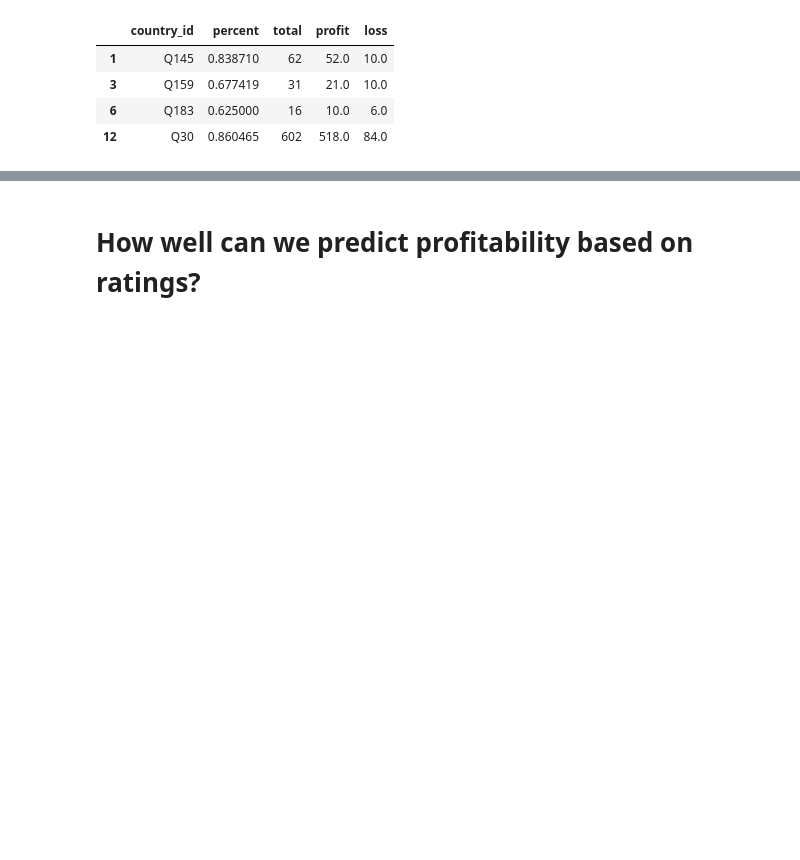
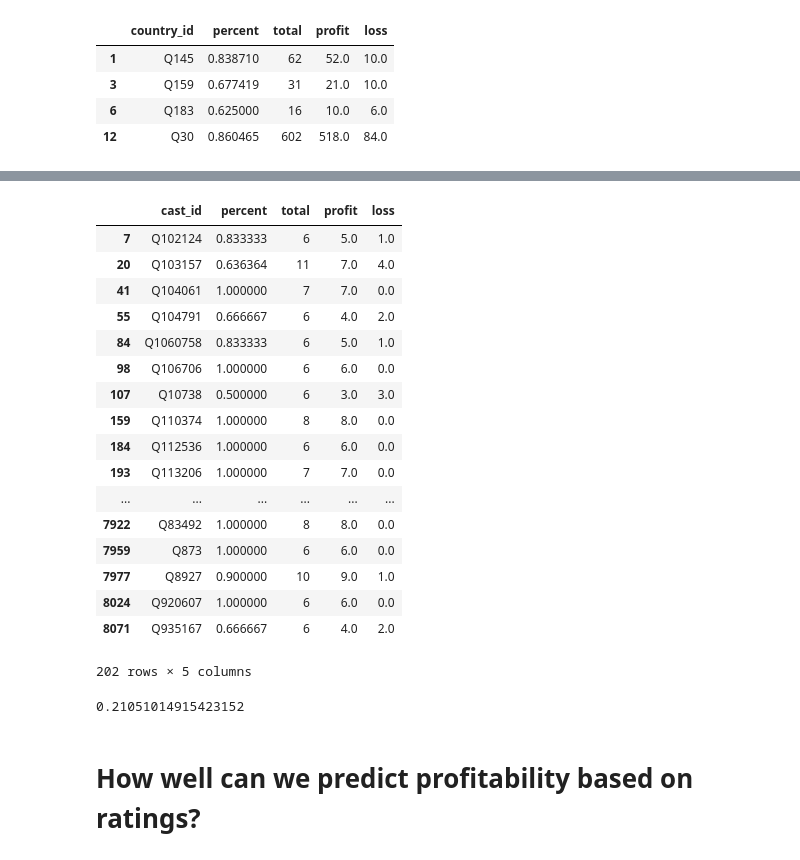
Before and after one commit to period23dijason/wikidata, a Jupyter notebook: wikidata.ipynb, the cells around one changed output, grey strips where cells are left out. Cells and saved outputs as stored; diff of their text form; code cells hidden in the pictures; blank space fills up the shorter version.

```diff
--- a/wikidata.ipynb
+++ b/wikidata.ipynb
@@ -247,0 +250,10 @@ countries_stats #Country Q30, presumably the US, is the best country to make a m
+# %%
+cast = pd.DataFrame(columns=['cast_id', 'made_profit'])
+
+def add_cast_profit(combined_row):
+    for cast_member in combined_row['cast_member']:
+        cast.loc[len(cast)] = [cast_member, combined_row['made_profit']]
+    return
+
+combined_with_cast = combined[combined['cast_member'].notnull()]
+combined_with_cast.apply(add_cast_profit, axis=1)
@@ -248,3 +278,41 @@ countries_stats #Country Q30, presumably the US, is the best country to make a m
+# %%
+cast_groupby = cast.groupby(['cast_id'])
+cast_avg = cast_groupby.mean()
+cast_count = cast_groupby.count()
+cast_sum = cast_groupby.sum()
+cast_stats = cast_avg
+cast_stats['total'] = cast_count
+cast_stats['sum'] = cast_sum
+cast_stats = cast_stats.reset_index()
+cast_stats.columns = ['cast_id','percent','total','profit']
+cast_stats['loss'] = cast_stats['total'] - cast_stats['profit']
+cast_stats = cast_stats[cast_stats['total'] > 5]
+cast_stats
+# %% [output]
+|  | cast_id | percent | total | profit | loss |
+| 7 | Q102124 | 0.833333 | 6 | 5.0 | 1.0 |
+| 20 | Q103157 | 0.636364 | 11 | 7.0 | 4.0 |
+| 41 | Q104061 | 1.000000 | 7 | 7.0 | 0.0 |
+| 55 | Q104791 | 0.666667 | 6 | 4.0 | 2.0 |
+| 84 | Q1060758 | 0.833333 | 6 | 5.0 | 1.0 |
+| 98 | Q106706 | 1.000000 | 6 | 6.0 | 0.0 |
+| 107 | Q10738 | 0.500000 | 6 | 3.0 | 3.0 |
+| 159 | Q110374 | 1.000000 | 8 | 8.0 | 0.0 |
+| 184 | Q112536 | 1.000000 | 6 | 6.0 | 0.0 |
+| 193 | Q113206 | 1.000000 | 7 | 7.0 | 0.0 |
+| ... | ... | ... | ... | ... | ... |
+| 7922 | Q83492 | 1.000000 | 8 | 8.0 | 0.0 |
+| 7959 | Q873 | 1.000000 | 6 | 6.0 | 0.0 |
+| 7977 | Q8927 | 0.900000 | 10 | 9.0 | 1.0 |
+| 8024 | Q920607 | 1.000000 | 6 | 6.0 | 0.0 |
+| 8071 | Q935167 | 0.666667 | 6 | 4.0 | 2.0 |
+202 rows × 5 columns
+# %%
+contingency = cast_stats[['profit','loss']]
+chi2, p, dof, expected = stats.chi2_contingency(contingency)
+print(p) # p > 0.05, therefore cast effects doesn't effect profitability.
+# %% [output]
+0.21051014915423152
 # %% [markdown]
 # How well can we predict profitability based on ratings?
 # %%
```
Also changed, not shown: parts of 6 cells of this notebook.
